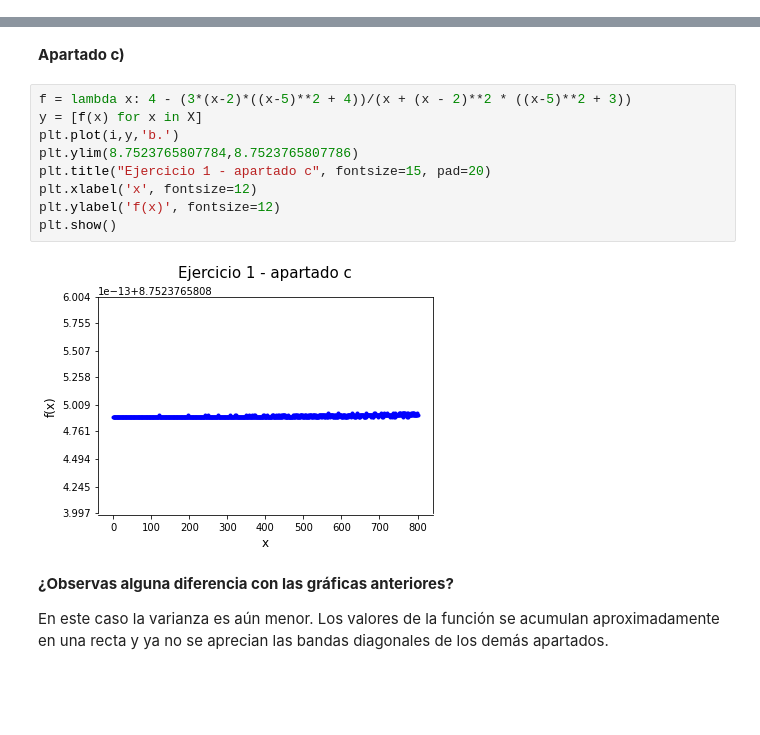
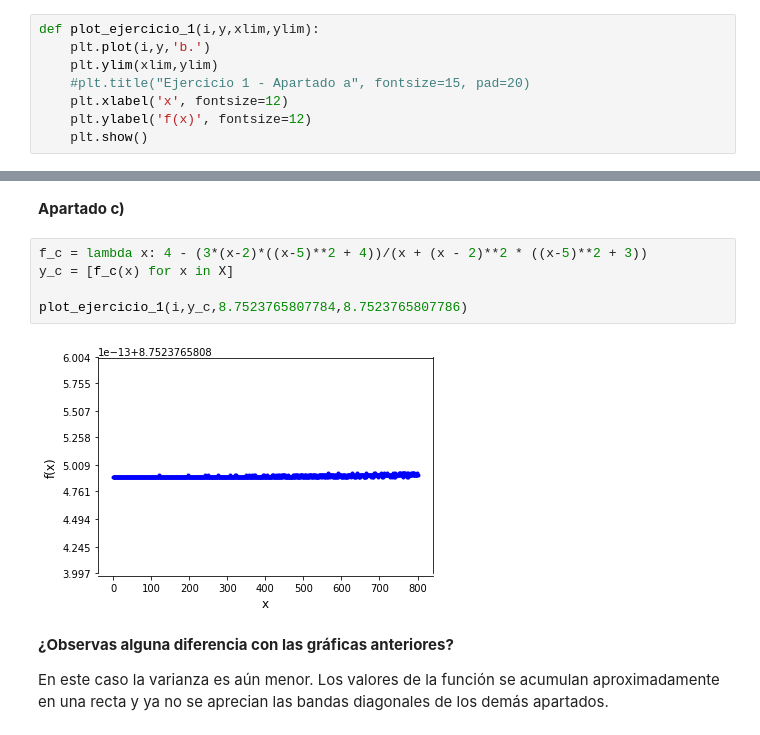
Before and after one commit to glorelvalle/mucd-mg, a Jupyter notebook: cn/p1.ipynb, the cells around one changed output, grey strips where cells are left out. Cells and saved outputs as stored; diff of their text form; blank space fills up the shorter version.

```diff
--- a/cn/p1.ipynb
+++ b/cn/p1.ipynb
@@ -25,3 +25,11 @@ El error absoluto de la suma de dos números y el error absoluto del producto de
+# %%
+def plot_ejercicio_1(i,y,xlim,ylim):
+    plt.plot(i,y,'b.')
+    plt.ylim(xlim,ylim)
+    #plt.title("Ejercicio 1 - Apartado a", fontsize=15, pad=20)
+    plt.xlabel('x', fontsize=12)
+    plt.ylabel('f(x)', fontsize=12)
+    plt.show()
 # %% [markdown]
 **Apartado a)**
 
@@ -71,16 +71,12 @@ En este caso el patrón es el mismo pero la varianza de la distribución del err
 # %% [markdown]
 **Apartado c)**
 # %%
-f = lambda x: 4 - (3*(x-2)*((x-5)**2 + 4))/(x + (x - 2)**2 * ((x-5)**2 + 3))
-y = [f(x) for x in X]
-plt.plot(i,y,'b.')
-plt.ylim(8.7523765807784,8.7523765807786)
-plt.title("Ejercicio 1 - apartado c", fontsize=15, pad=20)
-plt.xlabel('x', fontsize=12)
-plt.ylabel('f(x)', fontsize=12)
-plt.show()
+f_c = lambda x: 4 - (3*(x-2)*((x-5)**2 + 4))/(x + (x - 2)**2 * ((x-5)**2 + 3))
+y_c = [f_c(x) for x in X]
+
+plot_ejercicio_1(i,y_c,8.7523765807784,8.7523765807786)
 # %% [output]
-[figure, old version]
+[figure, new version]
 # %% [markdown]
 **¿Observas alguna diferencia con las gráficas anteriores?**
 
```
Also changed, not shown: parts of 30 cells of this notebook.
